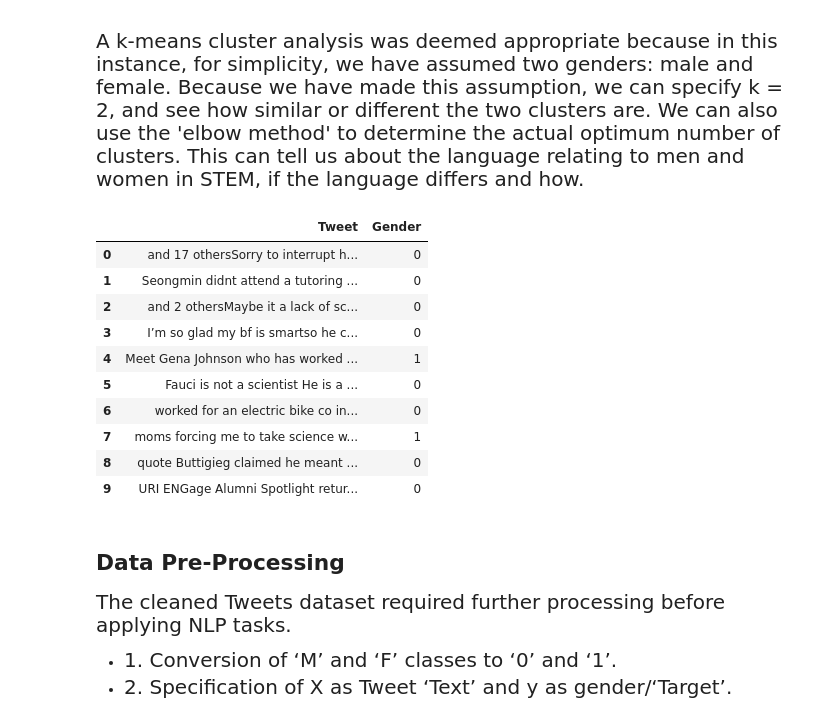
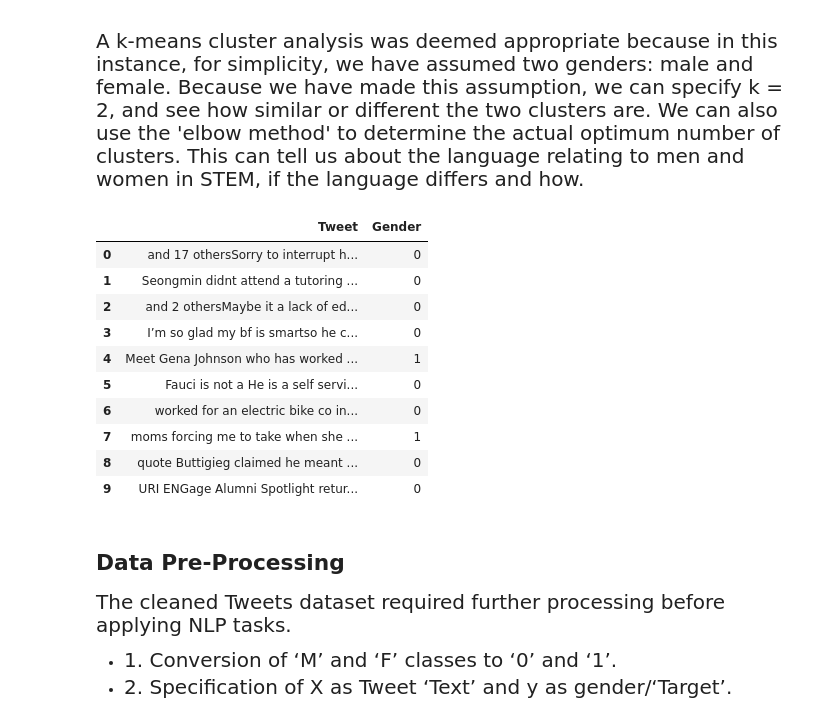
Before and after one commit to lauravodden/Gender-Bias-in-Machine-Learning, a Jupyter notebook: 4_Kmeans_and_Wordcloud.ipynb, the cells around one changed output. Saved outputs shown, nothing was run; the diff lists cells and outputs as text; code cells hidden in the pictures.

```diff
--- a/4_Kmeans_and_Wordcloud.ipynb
+++ b/4_Kmeans_and_Wordcloud.ipynb
@@ -36,21 +36,29 @@ from matplotlib.pyplot import figure
 # %%
 # Read the dataset
 df = pd.read_csv("tweets_df.csv")
 df["Tweet"] = df["Text"]
 df = df[["Tweet", "Gender"]]
 df = df.replace(to_replace = "F", value = 1)
 df = df.replace(to_replace = "M", value = 0)
+
+
+# Remove 'science', 'technology', 'engineering' and 'math' and replace with ' '
+words_to_remove = ['science', 'scientist', 'technology', 'technologist', 'engineering', 'engineer', 'mathematics', 'mathematician', 'math']
+df['Tweet'] = df.Tweet.str.replace('|'.join(words_to_remove), '', regex=True).str.strip()
+
+
+
 df.head(10)
 # %% [output]
 |  | Tweet | Gender |
 | 0 | and 17 othersSorry to interrupt h... | 0 |
 | 1 | Seongmin didnt attend a tutoring ... | 0 |
-| 2 | and 2 othersMaybe it a lack of sc... | 0 |
+| 2 | and 2 othersMaybe it a lack of ed... | 0 |
 | 3 | I’m so glad my bf is smartso he c... | 0 |
 | 4 | Meet Gena Johnson who has worked ... | 1 |
-| 5 | Fauci is not a scientist He is a ... | 0 |
+| 5 | Fauci is not a He is a self servi... | 0 |
 | 6 | worked for an electric bike co in... | 0 |
-| 7 | moms forcing me to take science w... | 1 |
+| 7 | moms forcing me to take when she ... | 1 |
 | 8 | quote Buttigieg claimed he meant ... | 0 |
 | 9 | URI ENGage Alumni Spotlight retur... | 0 |
 # %% [markdown]
```
Also changed, not shown: parts of 5 cells of this notebook.
